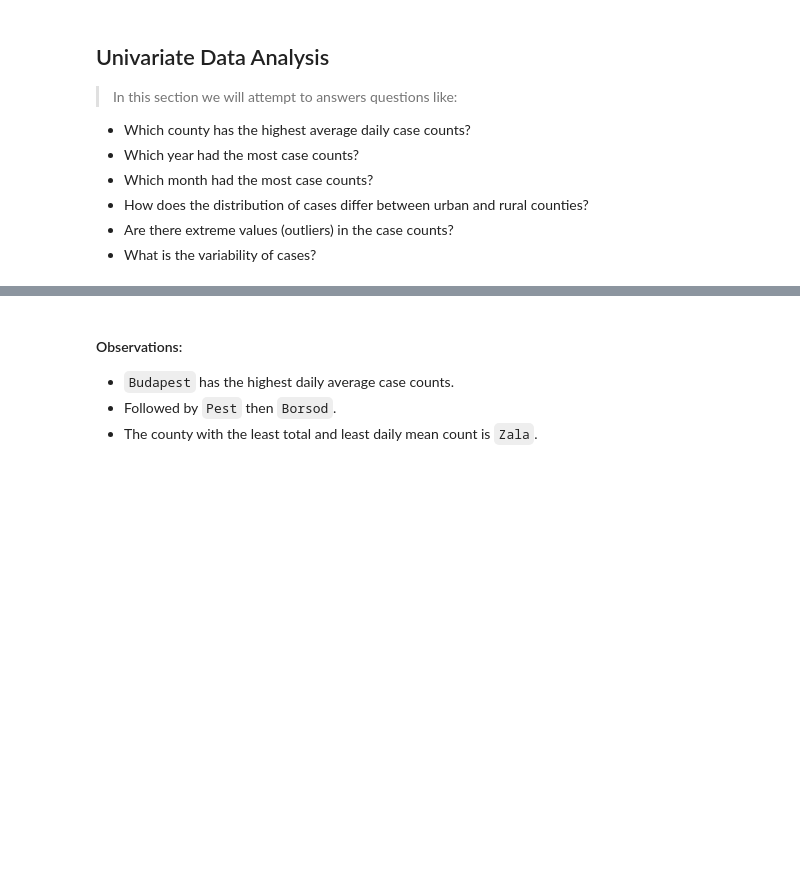
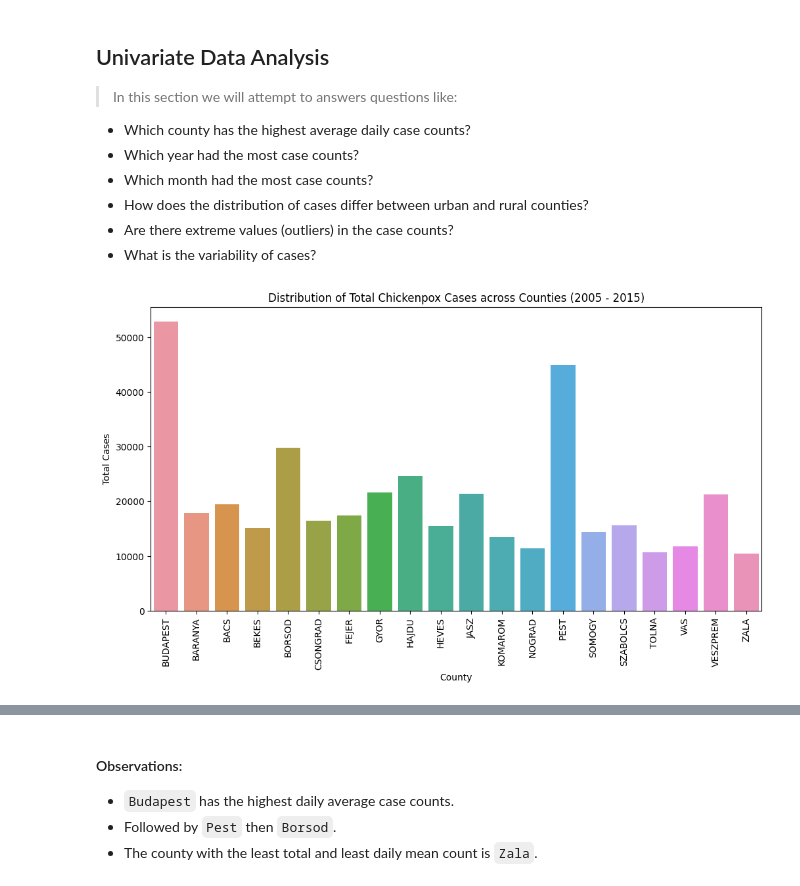
Before and after one commit to teofizzy/chicken_pox_case_count_prediction, a Jupyter notebook: teofilo/index.ipynb, the cells around one changed output, grey strips where cells are left out. Drawn from its saved outputs; the diff is of its cells as text; code cells hidden in the pictures; blank space fills up the shorter version.

```diff
--- a/teofilo/index.ipynb
+++ b/teofilo/index.ipynb
@@ -23,8 +23,8 @@ from tasks import Understand
 > Inspecting the data
 # %%
 # load data
-chickenpox_df = pd.read_csv('data/hungary_chickenpox.csv')
-county_edge_df = pd.read_csv('data/hungary_county_edges.csv')
+chickenpox_df = pd.read_csv('/home/teofilo_acholla_ligawa_gafna/Documents/hamoye/mlops/projects/chicken_pox_case_count_prediction/data/hungary_chickenpox.csv')
+county_edge_df = pd.read_csv('/home/teofilo_acholla_ligawa_gafna/Documents/hamoye/mlops/projects/chicken_pox_case_count_prediction/data/hungary_county_edges.csv')
 
 # Preview chickenpox_df - 1st 5 rows
 chickenpox_df.head()
@@ -314,6 +314,16 @@ fig.update_layout(
 
 # Show the plot
 fig.show()
+# %%
+plt.figure(figsize=(12, 6))
+sns.barplot(x=county_totals.index, y=county_totals.values)
+plt.xlabel('County')
+plt.ylabel('Total Cases')
+plt.title('Distribution of Total Chickenpox Cases across Counties (2005 - 2015)')
+plt.xticks(rotation=90)
+plt.show()
+# %% [output]
+[figure, added]
 # %%
 # Calculate the mean daily case count per county
 mean_daily_cases_per_county = chickenpox_df.drop(['Date', 'National_Total'], axis=1).mean(axis=0)
```
Also changed, not shown: parts of 10 cells of this notebook, 4 other files.
